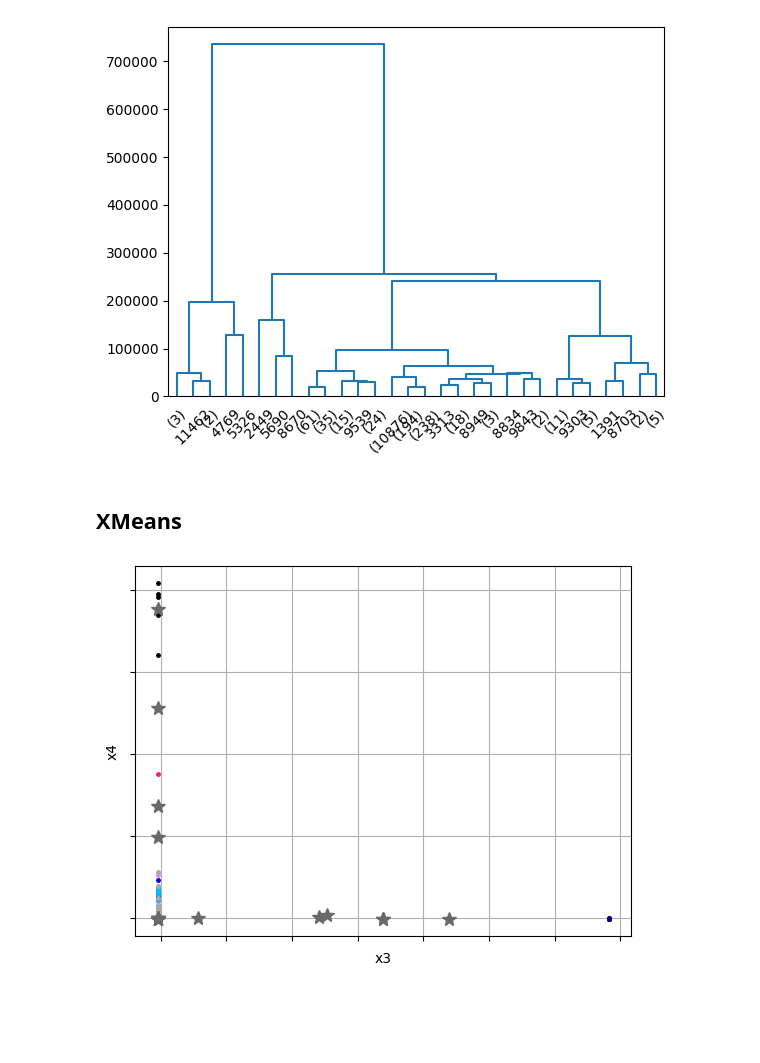
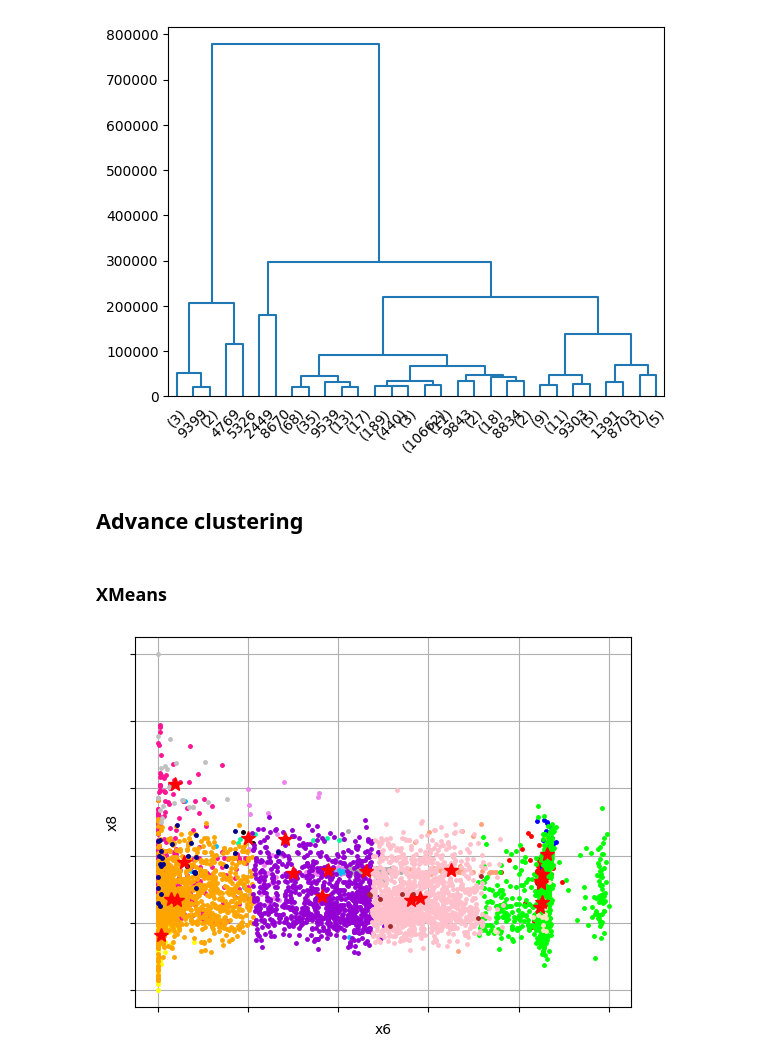
Before and after one commit to federicosilvestri/data-mining, a Jupyter notebook: 2_clustering_analysis.ipynb, the cells around one changed output. Cells and saved outputs as stored; diff of their text form; code cells hidden in the pictures; blank space fills up the shorter version.

```diff
--- a/2_clustering_analysis.ipynb
+++ b/2_clustering_analysis.ipynb
@@ -49,4 +80,5 @@ StandardScaler()
 # %%
-scaled_values = scaler.transform(user_num.values)
-scaled_values
+users_num_scaled = scaler.transform(users_num.values)
+
+users_num_scaled
 # %% [output]
@@ -84,8 +127,8 @@ plt.show()
 # %%
-kmeans = KMeans(n_clusters=15, n_init=10, max_iter=100)
-kmeans.fit(scaled_values)
+kmeans = KMeans(n_clusters=6, n_init=10, max_iter=100)
+kmeans.fit(users_num_scaled)
 
-print('SSE %s' % kmeans.inertia_)
-print('Silhouette %s' % silhouette_score(scaled_values, kmeans.labels_))
-print('Separation %s' % metrics.davies_bouldin_score(scaled_values, kmeans.labels_))
+lg.info(f'SSE: {kmeans.inertia_}')
+lg.info(f'Silhouette: {silhouette_score(users_num_scaled, kmeans.labels_)}')
+lg.info(f'Separation {metrics.davies_bouldin_score(users_num_scaled, kmeans.labels_)}')
 # %% [output]
@@ -148,5 +236,5 @@ print(dist)
 # %%
-k = 30
+k = 100
 kth_distances = []
 for d in dist:
     index_kth_distance = np.argsort(d)[k]
@@ -173,7 +261,7 @@ plt.show()
 # %%
-dbscan = DBSCAN(eps=8, min_samples=k)
-dbscan.fit(scaled_values)
+dbscan = DBSCAN(eps=15, min_samples=k)
+dbscan.fit(users_num_scaled)
 
-print('Silhouette %s' % silhouette_score(scaled_values, kmeans.labels_))
-print('Separation %s' % metrics.davies_bouldin_score(scaled_values, kmeans.labels_))
+lg.info(f'Silhouette {silhouette_score(users_num_scaled, kmeans.labels_)}')
+lg.info(f'Separation {metrics.davies_bouldin_score(users_num_scaled, kmeans.labels_)}')
 # %% [output]
@@ -213,32 +301,30 @@ res = dendrogram(data_link, color_threshold=0.4, truncate_mode='lastp')
 # %%
-data_dist = pdist(user_num, metric='euclidean')
+data_dist = pdist(users_num, metric='euclidean')
 data_link = linkage(data_dist, method='centroid', metric='euclidean')
 res = dendrogram(data_link, color_threshold=0.4, truncate_mode='lastp')
 # %% [output]
-[figure, old version]
+[figure, new version]
+# %% [markdown]
+## Advance clustering
 # %% [markdown]
-## XMeans
+### XMeans
 # %%
-sample = scaled_values
+# amount of initial centers defines amount of clusters from which X-Means will start analysis
+amount_initial_centers = 2
+initial_centers = kmeans_plusplus_initializer(users_num_scaled, amount_initial_centers).initialize()
 
-# Prepare initial centers - amount of initial centers defines amount of clusters from which X-Means will
-# start analysis.
-amount_initial_centers = 2
-initial_centers = kmeans_plusplus_initializer(sample, amount_initial_centers).initialize()
-
-# Create instance of X-Means algorithm. The algorithm will start analysis from 2 clusters, the maximum
-# number of clusters that can be allocated is 20.
-xmeans_instance = xmeans(sample, initial_centers, 20)
+# Create instance of X-Means algorithm. The algorithm will start analysis from 2 clusters to the assigned max
+xmeans_instance = xmeans(users_num_scaled, initial_centers, 20)
 xmeans_instance.process()
 
 # Extract clustering results: clusters and their centers
 clusters = xmeans_instance.get_clusters()
 centers = xmeans_instance.get_centers()
 
 # Visualize clustering results
 visualizer = cluster_visualizer_multidim()
-visualizer.append_clusters(clusters, sample.tolist())
-visualizer.append_cluster(centers, None, marker='*', markersize=10)
-visualizer.show(pair_filter=[[3, 4]])
+visualizer.append_clusters(clusters, users_num_scaled.tolist())
+visualizer.append_cluster(centers, None, marker='*', markersize=10, color='r')
+visualizer.show(pair_filter=[[6, 8]])
 # %% [output]
-[figure, old version]
+[figure, new version]
```
Also changed, not shown: parts of 40 cells of this notebook, 3 other files.
